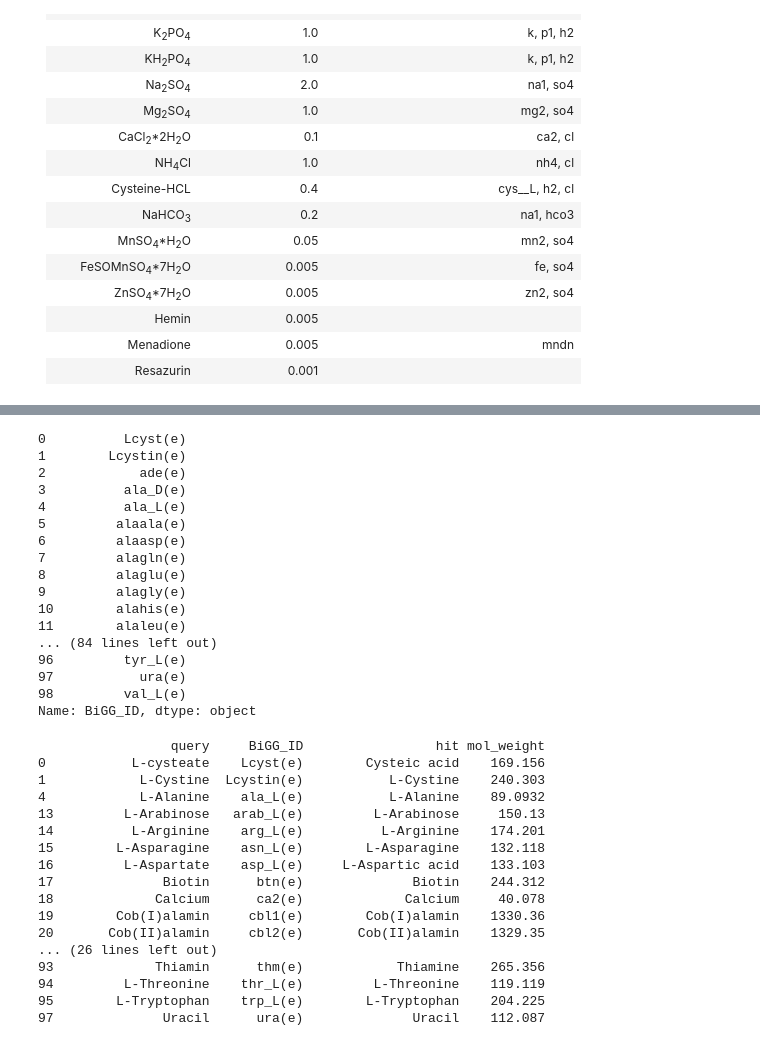
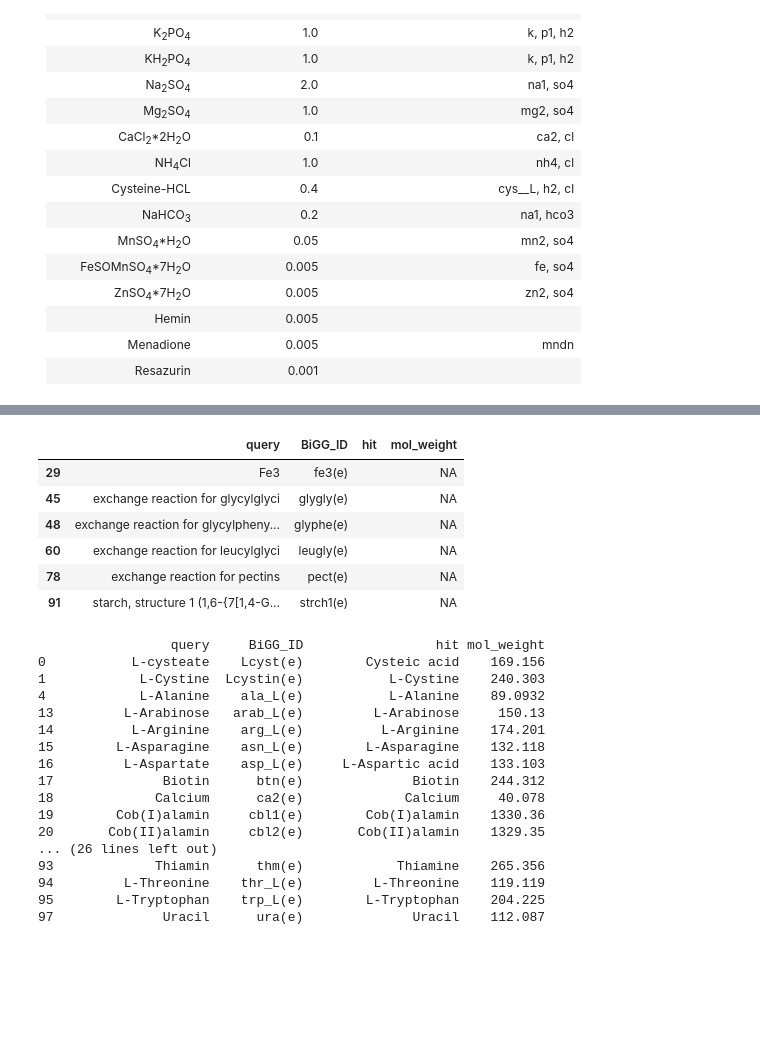
Before and after one commit to PrabJ/Flux_Balance_F_Prausnitzii, a Jupyter notebook: Metabolic_flux.ipynb, the cells around one changed output, grey strips where cells are left out. Drawn from its saved outputs; the diff is of its cells as text; code cells hidden in the pictures; blank space fills up the shorter version.

```diff
--- a/Metabolic_flux.ipynb
+++ b/Metabolic_flux.ipynb
@@ -853,20 +788,20 @@ weights_mmcb
-# %%
-weights['BiGG_ID']
-# %% [output]
-0          Lcyst(e)
-1        Lcystin(e)
-2            ade(e)
-3          ala_D(e)
-4          ala_L(e)
-5         alaala(e)
-6         alaasp(e)
-7         alagln(e)
-8         alaglu(e)
-9         alagly(e)
-10        alahis(e)
-11        alaleu(e)
-... (84 lines left out)
-96         tyr_L(e)
-97           ura(e)
-98         val_L(e)
-Name: BiGG_ID, dtype: object
+# %%
+import ssl
+ssl._create_default_https_context = ssl._create_unverified_context
+for metab in weights.loc[weights['mol_weight'] == 'NA', 'query']:
+    try:
+        cid = pcp.get_synonyms(metab, 'name')[0]['CID']
+        weights.loc[weights['query'] == metab, 'mol_weight'] = pcp.Compound.from_cid(cid).molecular_weight
+    except:
+        pass
+
+# Still remaining
+weights[weights['mol_weight'] == 'NA']
+# %% [output]
+|  | query | BiGG_ID | hit | mol_weight |
+| 29 | Fe3 | fe3(e) |  | NA |
+| 45 | exchange reaction for glycylglyci | glygly(e) |  | NA |
+| 48 | exchange reaction for glycylpheny... | glyphe(e) |  | NA |
+| 60 | exchange reaction for leucylglyci | leugly(e) |  | NA |
+| 78 | exchange reaction for pectins | pect(e) |  | NA |
+| 91 | starch, structure 1 (1,6-{7[1,4-G... | strch1(e) |  | NA |
```
Also changed, not shown: parts of 7 cells of this notebook.
